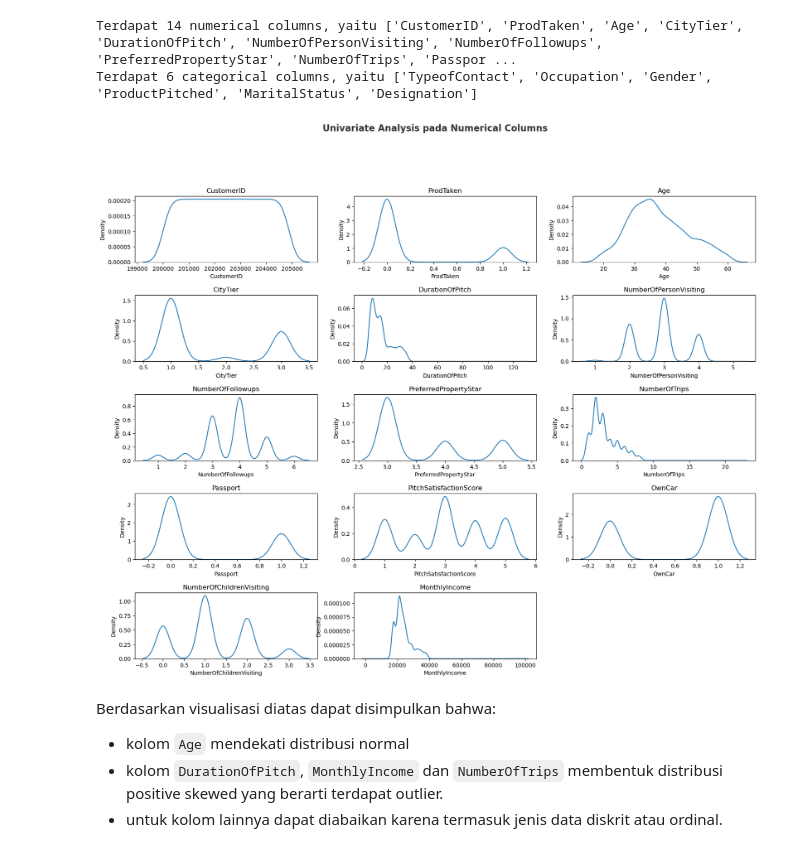
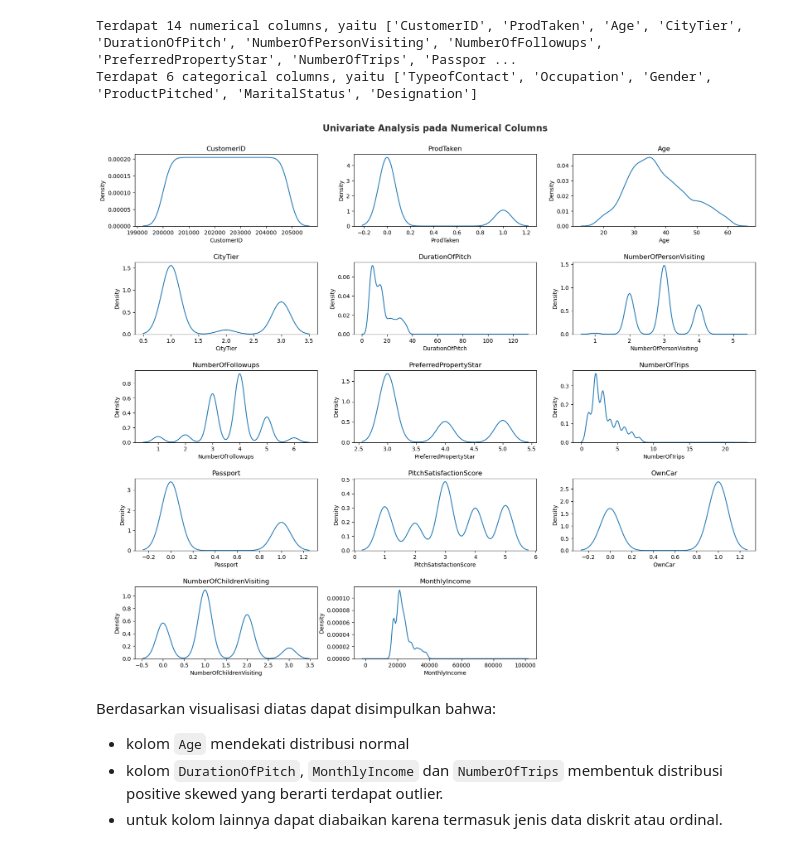
Before and after one commit to damaraira/ByteBenders, a Jupyter notebook: EDA Hadi.ipynb, the cells around one changed output. Saved outputs shown, nothing was run; the diff lists cells and outputs as text; code cells hidden in the pictures.

```diff
--- a/EDA Hadi.ipynb
+++ b/EDA Hadi.ipynb
@@ -118,15 +118,15 @@ Terdapat 14 numerical columns, yaitu ['CustomerID', 'ProdTaken', 'Age', 'CityTie
 Terdapat 6 categorical columns, yaitu ['TypeofContact', 'Occupation', 'Gender', 'ProductPitched', 'MaritalStatus', 'Designation']
 # %%
 plt.figure(figsize=(20,15))
+plt.subplots_adjust(hspace=0.5, top=0.95)
 plt.suptitle('Univariate Analysis pada Numerical Columns', fontsize=16, fontweight='bold', alpha=0.8, y=1.)
 for i in range(len(num_cols)):
     plt.subplot(5,3,i+1)
-    plt.subplots_adjust(hspace=0.5)
     sns.kdeplot(df[num_cols[i]])
     plt.title(num_cols[i])
     plt.xlabel(num_cols[i])
 # %% [output]
-[figure, old version]
+[figure, new version]
 # %% [markdown]
 Berdasarkan visualisasi diatas dapat disimpulkan bahwa:
 - kolom `Age` mendekati distribusi normal
```
Also changed, not shown: parts of 7 cells of this notebook.
